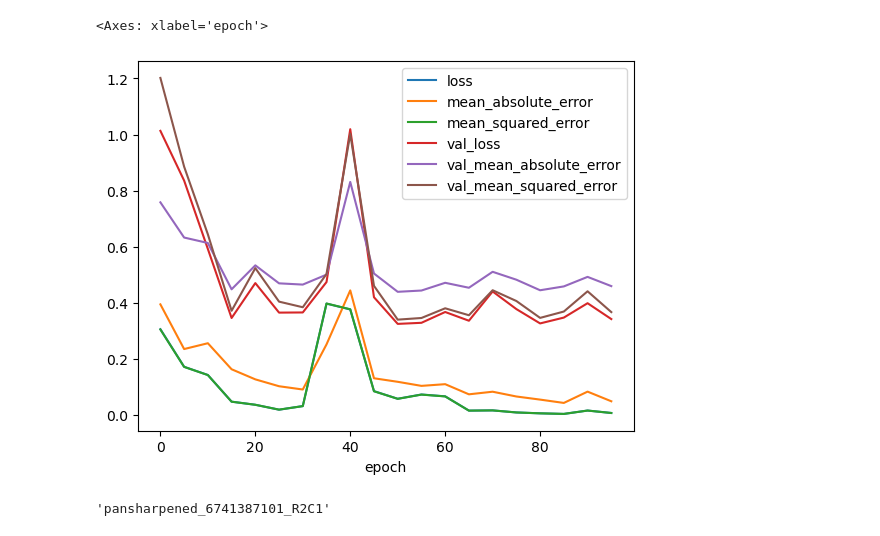
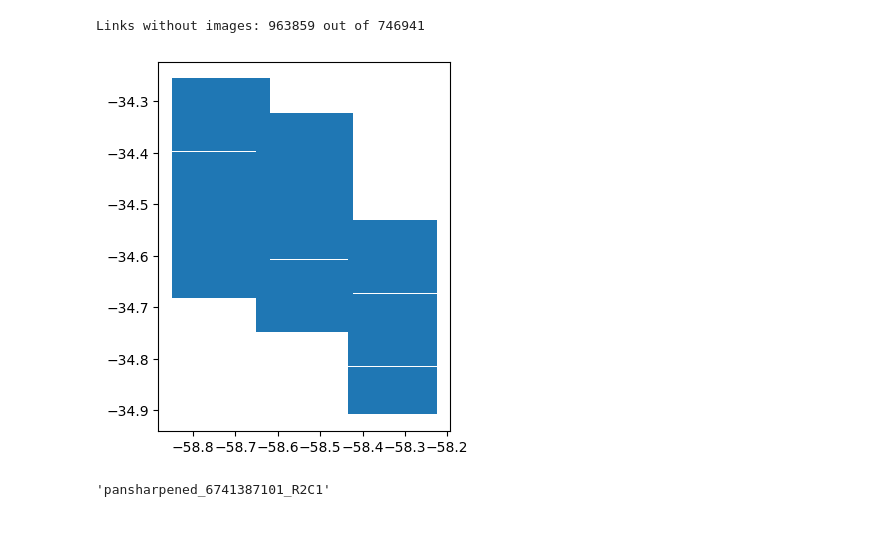
Before and after one commit to Queeno11/Satellite-Imagery-Income-Prediction, a Jupyter notebook: scripts/debug.ipynb, the cells around one changed output. Saved outputs shown, nothing was run; the diff lists cells and outputs as text; code cells hidden in the pictures.

```diff
--- a/scripts/debug.ipynb
+++ b/scripts/debug.ipynb
@@ -35,11 +35,13 @@ icpag = build_dataset.assign_links_to_datasets(icpag, extents, verbose=False)
 # %%
 
 df = pd.read_csv(r"/mnt/d/Maestría/Tesis/Repo/data/data_out/models_by_epoch/mobnet_v3_size256_tiles1_sample10_nostack/mobnet_v3_size256_tiles1_sample10_nostack_history.csv")
-# %%
-df.set_index("epoch").plot()
-# %% [output]
-<Axes: xlabel='epoch'>
-[figure, removed]
+# %%
+importlib.reload(build_dataset)
+grid = gpd.read_parquet(r"/mnt/d/Maestría/Tesis/Repo/data/data_in/Grillas/grid_size128_tiles1.parquet")
+grid_2 = build_dataset.assign_datasets_to_gdf(grid, extents, verbose=True)
+# %% [output]
+Links without images: 963859 out of 746941
+[figure, added]
 # %%
 from shapely import Polygon
 VILLA_31 = [[-58.3942356256,-34.5947320752],[-58.3679285222,-34.5947320752],[-58.3679285222,-34.5760771024],[-58.3942356256,-34.5760771024],[-58.3942356256,-34.5947320752]]
```
Also changed, not shown: parts of 7 cells of this notebook, 4 other files.
